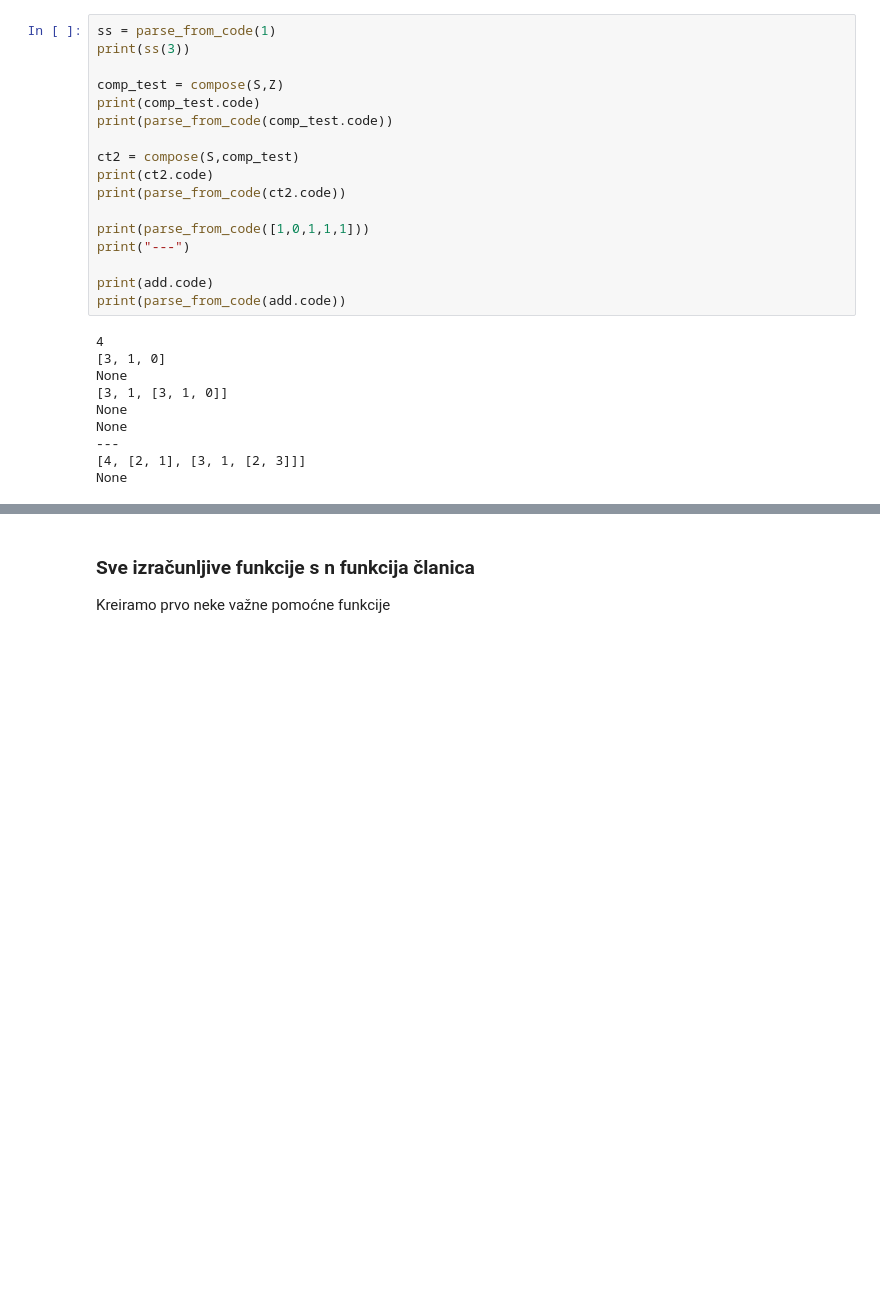
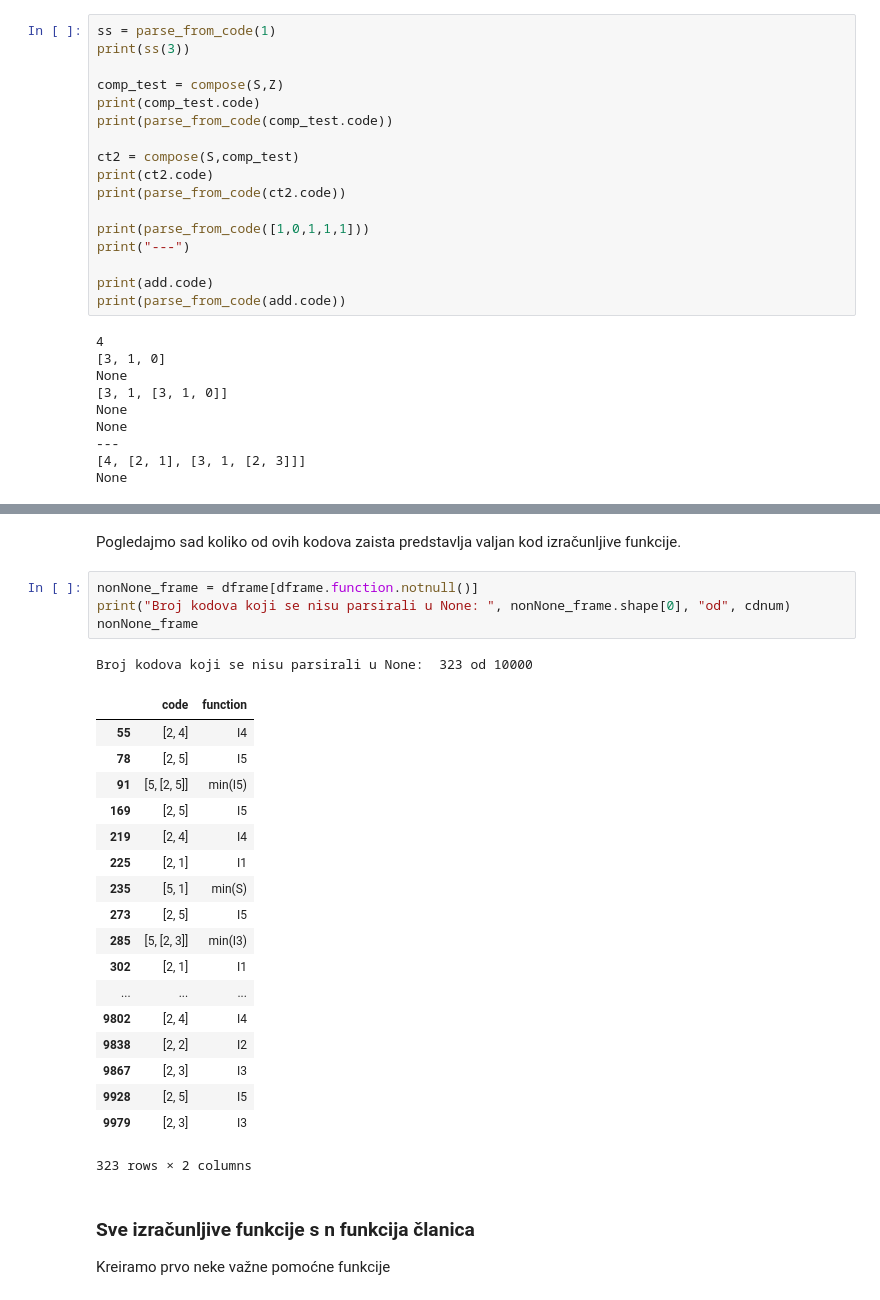
Before and after one commit to sandrolovnicki/Matematicki-softver, a Jupyter notebook: dz1/computability_analytics.ipynb, the cells around one changed output, grey strips where cells are left out. Cells and saved outputs as stored; diff of their text form; blank space fills up the shorter version.

```diff
--- a/dz1/computability_analytics.ipynb
+++ b/dz1/computability_analytics.ipynb
@@ -518,3 +520,29 @@ for i in range(0,1000):
+# %% [markdown]
+Pogledajmo sad koliko od ovih kodova zaista predstavlja valjan kod izračunljive funkcije.
+# %%
+nonNone_frame = dframe[dframe.function.notnull()]
+print("Broj kodova koji se nisu parsirali u None: ", nonNone_frame.shape[0], "od", cdnum)
+nonNone_frame
+# %% [output]
+Broj kodova koji se nisu parsirali u None:  323 od 10000
+|  | code | function |
+| 55 | [2, 4] | I4 |
+| 78 | [2, 5] | I5 |
+| 91 | [5, [2, 5]] | min(I5) |
+| 169 | [2, 5] | I5 |
+| 219 | [2, 4] | I4 |
+| 225 | [2, 1] | I1 |
+| 235 | [5, 1] | min(S) |
+| 273 | [2, 5] | I5 |
+| 285 | [5, [2, 3]] | min(I3) |
+| 302 | [2, 1] | I1 |
+| ... | ... | ... |
+| 9802 | [2, 4] | I4 |
+| 9838 | [2, 2] | I2 |
+| 9867 | [2, 3] | I3 |
+| 9928 | [2, 5] | I5 |
+| 9979 | [2, 3] | I3 |
+323 rows × 2 columns
 # %% [markdown]
 ### Sve izračunljive funkcije s n funkcija članica
 
```
Also changed, not shown: parts of 8 cells of this notebook.
